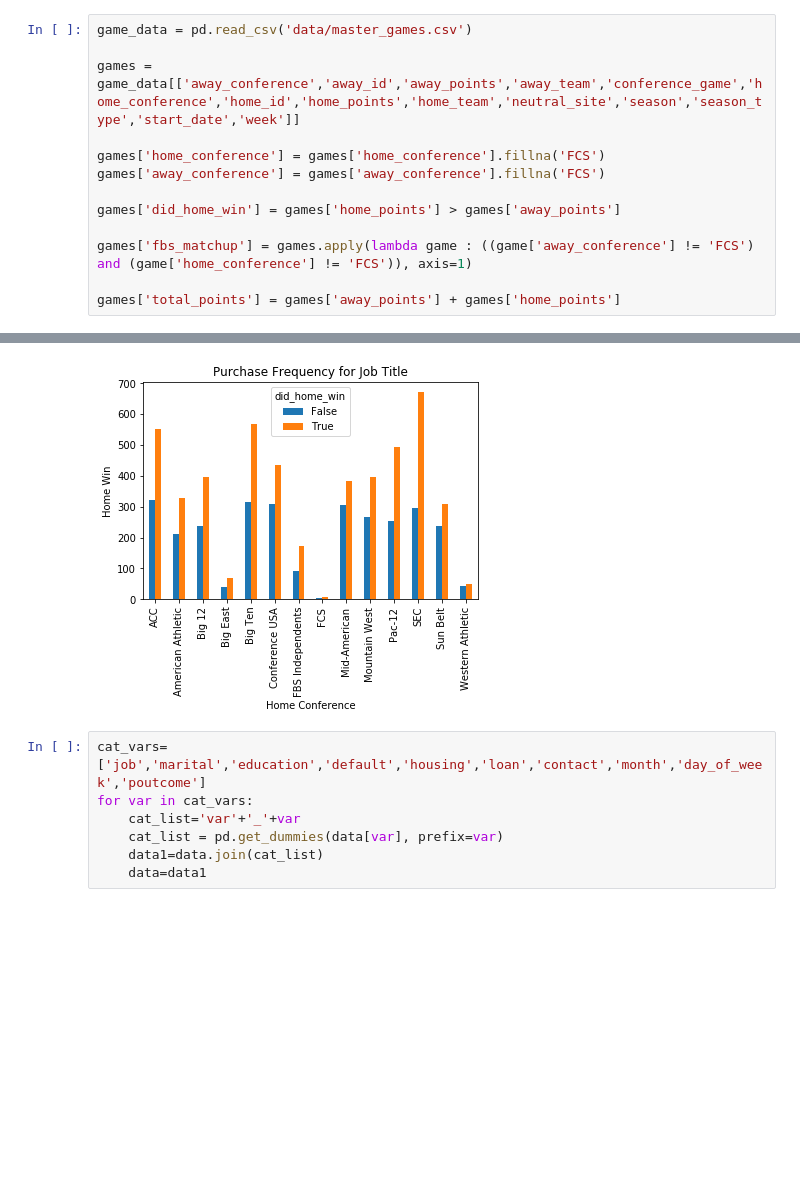
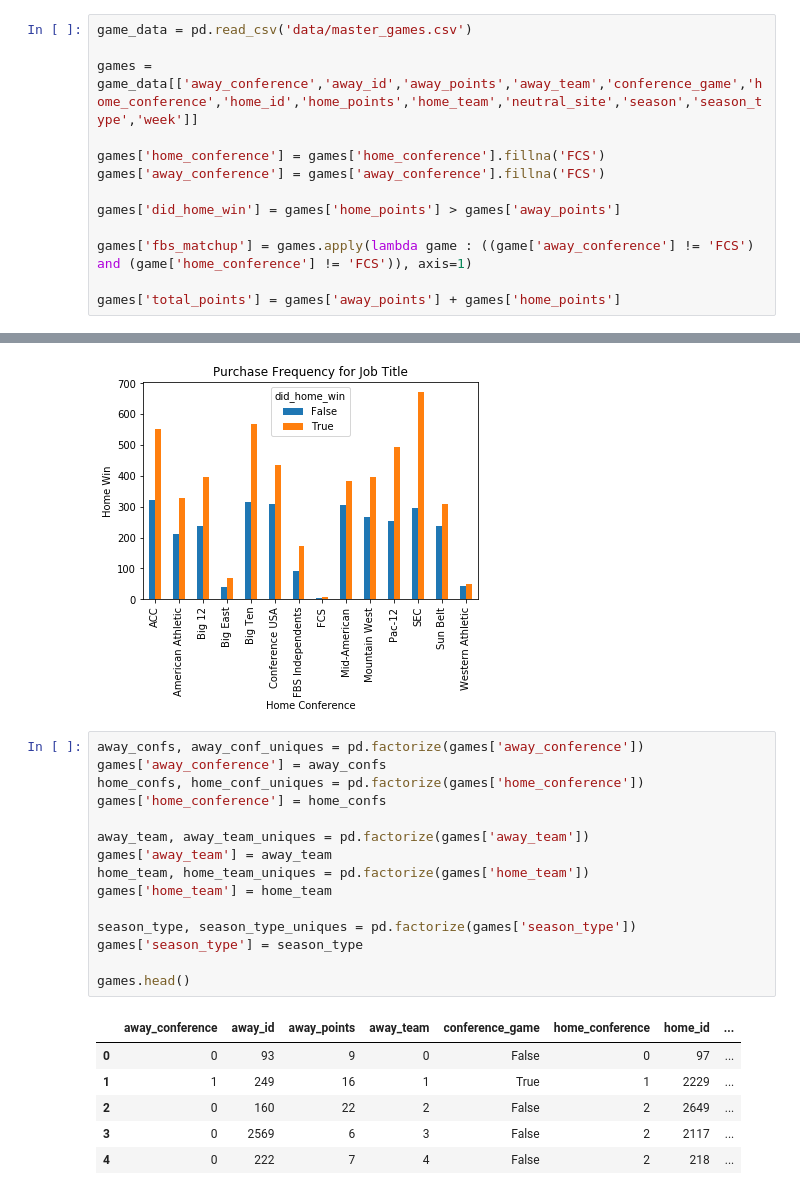
Before and after one commit to ChangedNameTo/CFBPoll, a Jupyter notebook: games_regression_exploration.ipynb, the cells around one changed output, grey strips where cells are left out. Saved outputs shown, nothing was run; the diff lists cells and outputs as text; blank space fills up the shorter version.

```diff
--- a/games_regression_exploration.ipynb
+++ b/games_regression_exploration.ipynb
@@ -5,7 +11,7 @@ import matplotlib.pyplot as plt
 # %%
 game_data = pd.read_csv('data/master_games.csv')
 
-games = game_data[['away_conference','away_id','away_points','away_team','conference_game','home_conference','home_id','home_points','home_team','neutral_site','season','season_type','start_date','week']]
+games = game_data[['away_conference','away_id','away_points','away_team','conference_game','home_conference','home_id','home_points','home_team','neutral_site','season','season_type','week']]
 
 games['home_conference'] = games['home_conference'].fillna('FCS')
 games['away_conference'] = games['away_conference'].fillna('FCS')
@@ -119,10 +125,25 @@ plt.ylabel('Home Win')
 plt.savefig('home_conf_win')
 # %% [output]
 [figure]
-# %%
-cat_vars=['job','marital','education','default','housing','loan','contact','month','day_of_week','poutcome']
-for var in cat_vars:
-    cat_list='var'+'_'+var
-    cat_list = pd.get_dummies(data[var], prefix=var)
-    data1=data.join(cat_list)
-    data=data1
+# %%
+away_confs, away_conf_uniques = pd.factorize(games['away_conference'])
+games['away_conference'] = away_confs
+home_confs, home_conf_uniques = pd.factorize(games['home_conference'])
+games['home_conference'] = home_confs
+
+away_team, away_team_uniques = pd.factorize(games['away_team'])
+games['away_team'] = away_team
+home_team, home_team_uniques = pd.factorize(games['home_team'])
+games['home_team'] = home_team
+
+season_type, season_type_uniques = pd.factorize(games['season_type'])
+games['season_type'] = season_type
+
+games.head()
+# %% [output]
+|  | away_conference | away_id | away_points | away_team | conference_game | home_conference | home_id | ... |
+| 0 | 0 | 93 | 9 | 0 | False | 0 | 97 | ... |
+| 1 | 1 | 249 | 16 | 1 | True | 1 | 2229 | ... |
+| 2 | 0 | 160 | 22 | 2 | False | 2 | 2649 | ... |
+| 3 | 0 | 2569 | 6 | 3 | False | 2 | 2117 | ... |
+| 4 | 0 | 222 | 7 | 4 | False | 2 | 218 | ... |
```
Also changed, not shown: parts of 7 cells of this notebook, 2 other files.
